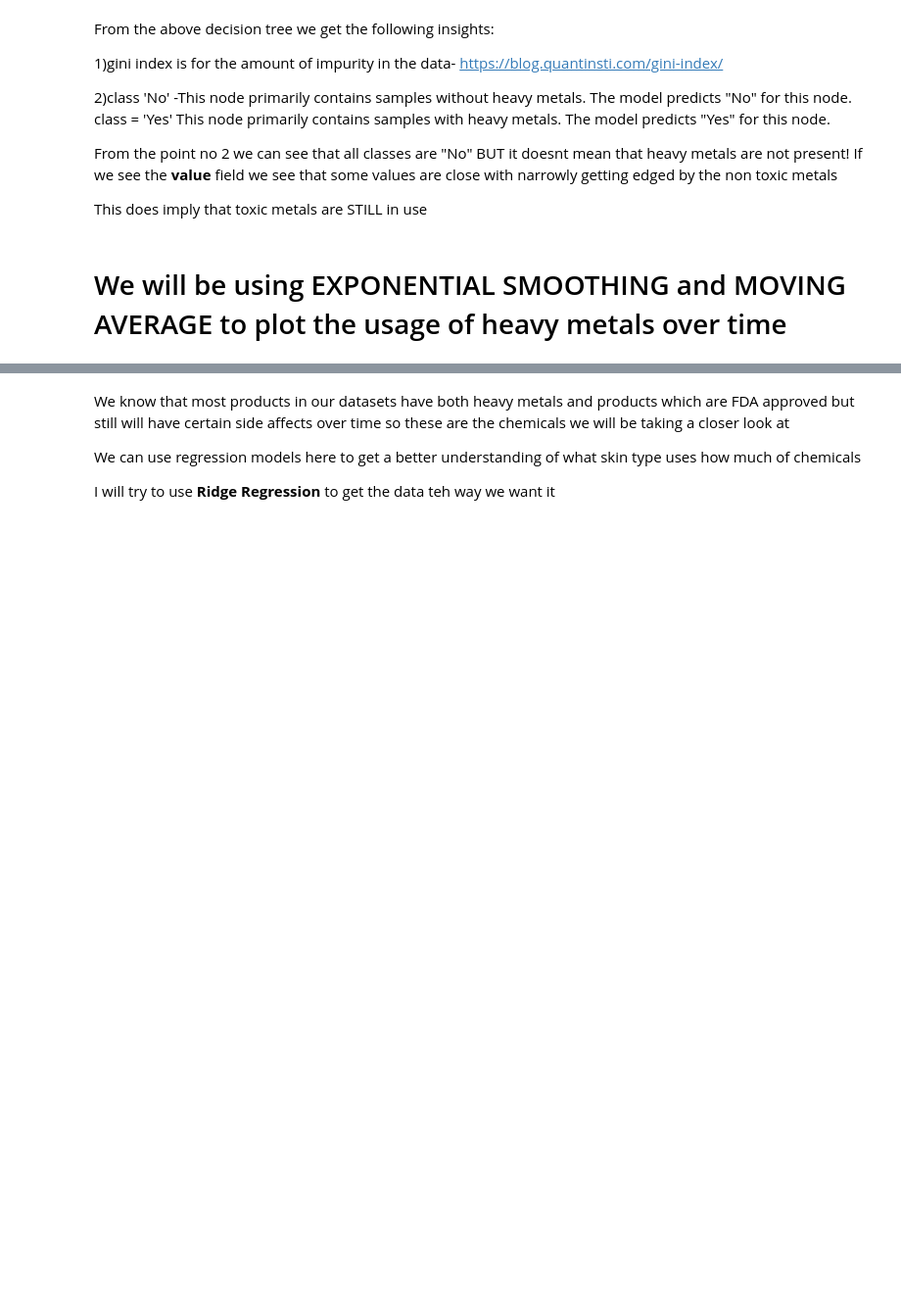
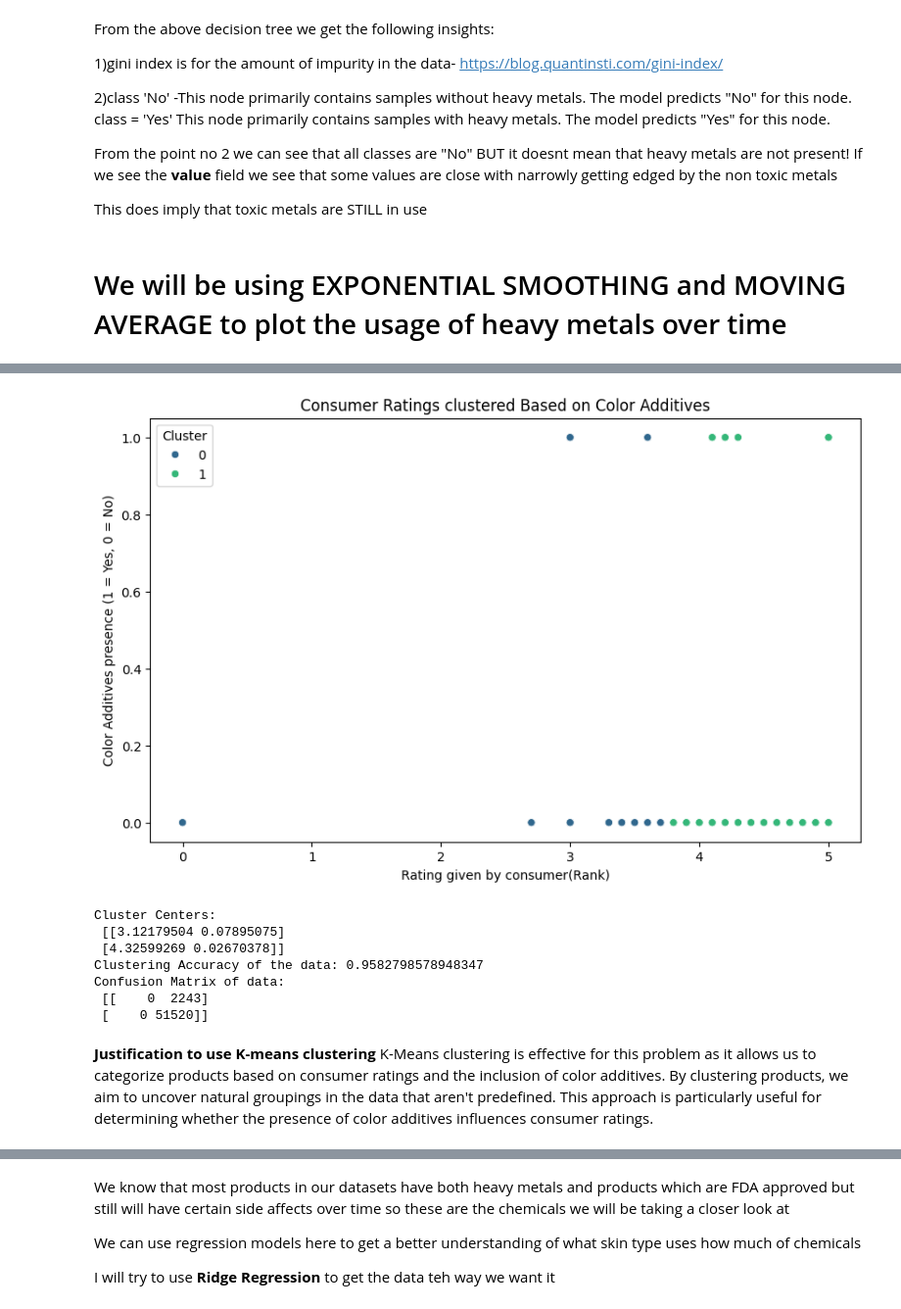
Before and after one commit to AnirudhNadig/DIC_PROJECT_TEAM_19, a Jupyter notebook: DIC_Phase2.ipynb, the cells around one changed output, grey strips where cells are left out. Shown: that part at 98% size. Cells and saved outputs as stored; diff of their text form; code cells hidden in the pictures; blank space fills up the shorter version.

```diff
--- a/DIC_Phase2.ipynb
+++ b/DIC_Phase2.ipynb
@@ -380,0 +532,54 @@ We will still need to be careful and monitor the chemicals in cosmetics very car
+# %%
+from sklearn.cluster import KMeans
+from sklearn.metrics import accuracy_score, confusion_matrix
+
+color_additives_products = ['Mica', 'Titanium Dioxide', 'Iron Oxides', 'Ultramarines',
+                   'Chromium Oxide Greens', 'Ferric Ferrocyanide', 'Carbon Black', 'Carmine']
+
+data_df['Color_Additive'] = data_df['ChemicalName'].apply(lambda x: 1 if x in color_additives_products else 0)
+
+
+X = data_df[['Rank', 'Color_Additive']]
+X = X.dropna()
+kmeans = KMeans(n_clusters=2, random_state=42)
+
+data_df['Cluster'] = kmeans.fit_predict(X)
+
+
+plt.figure(figsize=(10, 6))
+sns.scatterplot(x='Rank', y='Color_Additive', hue='Cluster', data=data_df, palette='viridis')
+plt.title("Consumer Ratings clustered Based on Color Additives")
+plt.xlabel("Rating given by consumer(Rank)")
+plt.ylabel("Color Additives presence (1 = Yes, 0 = No)")
+plt.show()
+
+print("Cluster Centers:\n", kmeans.cluster_centers_)
+
+data_df['True_Label'] = (data_df['Rank'] > 3).astype(int)
+
+label_cluster = {}
+for cluster in np.unique(data_df['Cluster']):
+    true_label = data_df[data_df['Cluster'] == cluster]['True_Label'].mode()[0]
+    label_cluster[cluster] = true_label
+
+
+data_df['Predicted_Label'] = data_df['Cluster'].map(label_cluster)
+
+
+accuracy_of_data = accuracy_score(data_df['True_Label'], data_df['Predicted_Label'])
+conf_matrix_data = confusion_matrix(data_df['True_Label'], data_df['Predicted_Label'])
+
+print(f"Clustering Accuracy of the data: {accuracy_of_data}")
+print("Confusion Matrix of data:\n", conf_matrix_data)
+# %% [output]
+[figure, added]
+Cluster Centers:
+ [[3.12179504 0.07895075]
+ [4.32599269 0.02670378]]
+Clustering Accuracy of the data: 0.9582798578948347
+Confusion Matrix of data:
+ [[    0  2243]
+ [    0 51520]]
+# %% [markdown]
+**Justification to use K-means clustering**
+K-Means clustering is effective for this problem as it allows us to categorize products based on consumer ratings and the inclusion of color additives. By clustering products, we aim to uncover natural groupings in the data that aren't predefined. This approach is particularly useful for determining whether the presence of color additives influences consumer ratings.
```
Also changed, not shown: parts of 43 cells of this notebook.
